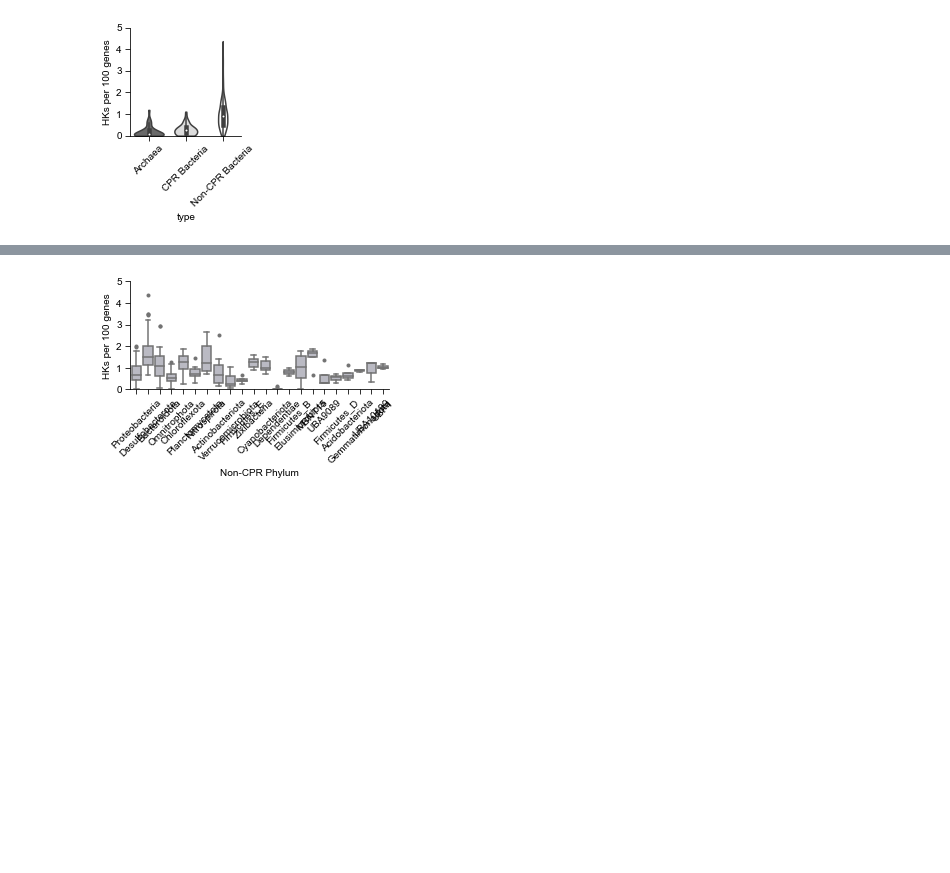
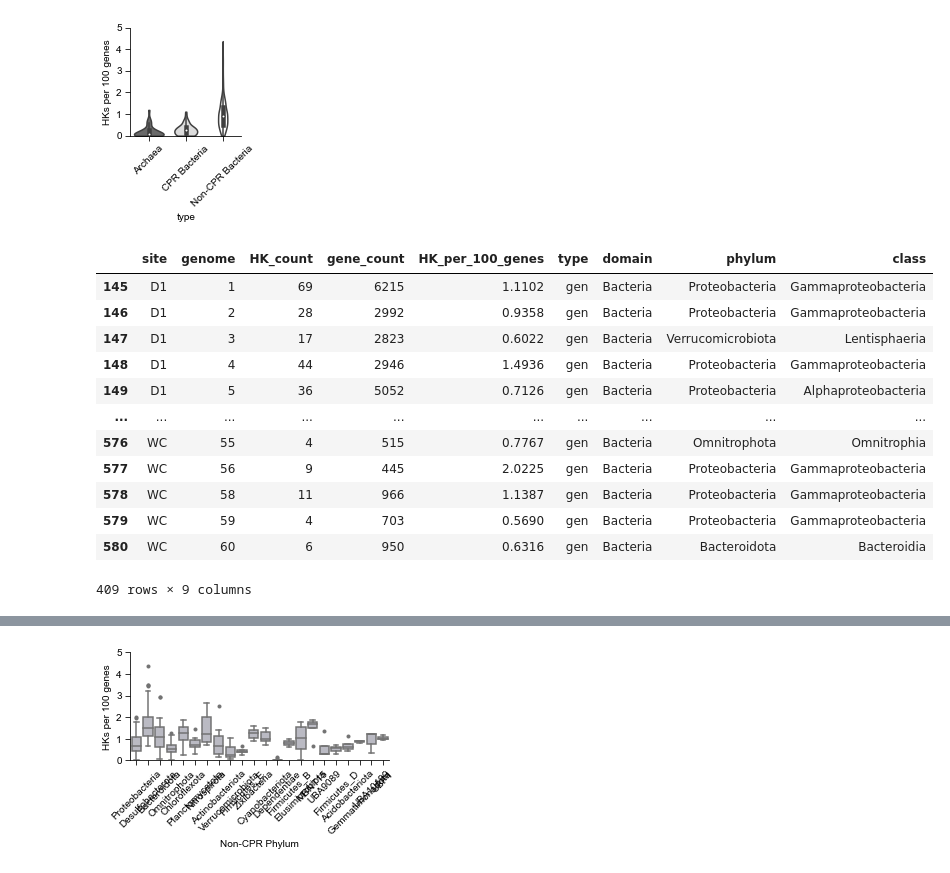
Before and after one commit to annelisegoldman/DeMMOworkflow, a Jupyter notebook: plotting scripts/022522_fig3.ipynb, the cells around one changed output, grey strips where cells are left out. Saved outputs shown, nothing was run; the diff lists cells and outputs as text; code cells hidden in the pictures; blank space fills up the shorter version.

```diff
--- a/plotting scripts/022522_fig3.ipynb
+++ b/plotting scripts/022522_fig3.ipynb
@@ -61,23 +76,39 @@ fileouta = 'all_violin.svg'
 # %%
 ## Parse data
 gen = df1[df1["type"] =="gen"]
 
 
 # trim the number of phyla shown in the plot so it's not as overwhelming.
 # Include phyla only if their relative percentage is 0.5% or higher
 
 #calculate relative percentages for all general phyla
 perc = gen["phylum"].value_counts(normalize = True)
 
 #make the percentages into a dataframe and make a list of phyla > 0.5%
 gen_perc = pd.DataFrame(data = perc)
 gen_perc = gen_perc.reset_index()
 gen_perc = gen_perc.rename(columns={"index": "phylum", "phylum": "rel_perc"})
 trimmed = gen_perc[gen_perc["rel_perc"] > 0.005]
 trimmed_list = trimmed["phylum"].tolist()
 
 # make new dataframe of phyla > 0.5% with all the relevant information
 gen_red = gen[gen["phylum"].isin(trimmed_list)]
+
+gen_red
+# %% [output]
+|  | site | genome | HK_count | gene_count | HK_per_100_genes | type | domain | phylum | class |
+| 145 | D1 | 1 | 69 | 6215 | 1.1102 | gen | Bacteria | Proteobacteria | Gammaproteobacteria |
+| 146 | D1 | 2 | 28 | 2992 | 0.9358 | gen | Bacteria | Proteobacteria | Gammaproteobacteria |
+| 147 | D1 | 3 | 17 | 2823 | 0.6022 | gen | Bacteria | Verrucomicrobiota | Lentisphaeria |
+| 148 | D1 | 4 | 44 | 2946 | 1.4936 | gen | Bacteria | Proteobacteria | Gammaproteobacteria |
+| 149 | D1 | 5 | 36 | 5052 | 0.7126 | gen | Bacteria | Proteobacteria | Alphaproteobacteria |
+| ... | ... | ... | ... | ... | ... | ... | ... | ... | ... |
+| 576 | WC | 55 | 4 | 515 | 0.7767 | gen | Bacteria | Omnitrophota | Omnitrophia |
+| 577 | WC | 56 | 9 | 445 | 2.0225 | gen | Bacteria | Proteobacteria | Gammaproteobacteria |
+| 578 | WC | 58 | 11 | 966 | 1.1387 | gen | Bacteria | Proteobacteria | Gammaproteobacteria |
+| 579 | WC | 59 | 4 | 703 | 0.5690 | gen | Bacteria | Proteobacteria | Gammaproteobacteria |
+| 580 | WC | 60 | 6 | 950 | 0.6316 | gen | Bacteria | Bacteroidota | Bacteroidia |
+409 rows × 9 columns
 # %%
 ## Calculate states for non-CPR bacteria
 # calculate % of bacteria with no HKs
```
Also changed, not shown: parts of 6 cells of this notebook.
